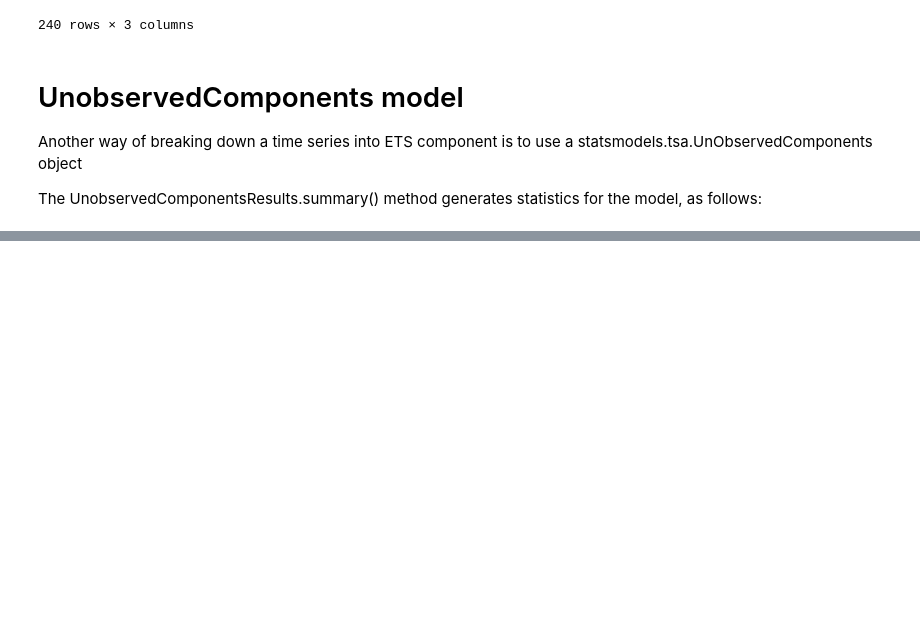
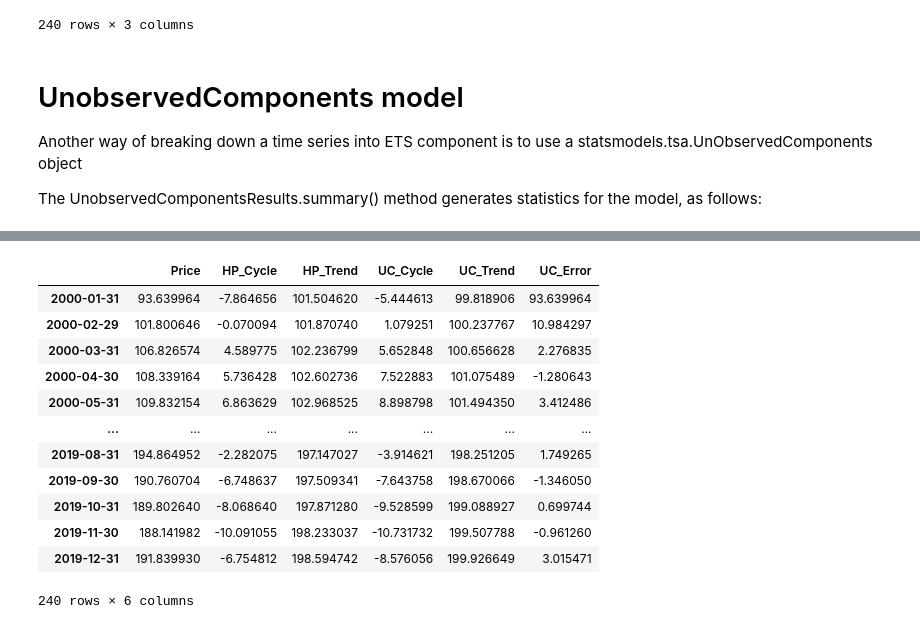
Before and after one commit to Jeffery77/Algo-Trading-Basics, a Jupyter notebook: chapter6/StatisticalEstimationInferenceAndPrediction.ipynb, the cells around one changed output, grey strips where cells are left out. Drawn from its saved outputs; the diff is of its cells as text; code cells hidden in the pictures; blank space fills up the shorter version.

```diff
--- a/chapter6/StatisticalEstimationInferenceAndPrediction.ipynb
+++ b/chapter6/StatisticalEstimationInferenceAndPrediction.ipynb
@@ -228,0 +227,23 @@ Warnings:
+# %%
+# we can access the ETS/cyclical comoponents using the resid,cycle.smoothed and level.smoothed attributes
+# and add them to the decomp DataFrame
+
+decomp['UC_Cycle'] = res_uc.cycle.smoothed
+decomp['UC_Trend'] = res_uc.level.smoothed
+decomp['UC_Error'] = res_uc.resid
+# decomp['UC_Trend'].plot(figsize=(12,6),color='black')
+decomp
+# %% [output]
+|  | Price | HP_Cycle | HP_Trend | UC_Cycle | UC_Trend | UC_Error |
+| 2000-01-31 | 93.639964 | -7.864656 | 101.504620 | -5.444613 | 99.818906 | 93.639964 |
+| 2000-02-29 | 101.800646 | -0.070094 | 101.870740 | 1.079251 | 100.237767 | 10.984297 |
+| 2000-03-31 | 106.826574 | 4.589775 | 102.236799 | 5.652848 | 100.656628 | 2.276835 |
+| 2000-04-30 | 108.339164 | 5.736428 | 102.602736 | 7.522883 | 101.075489 | -1.280643 |
+| 2000-05-31 | 109.832154 | 6.863629 | 102.968525 | 8.898798 | 101.494350 | 3.412486 |
+| ... | ... | ... | ... | ... | ... | ... |
+| 2019-08-31 | 194.864952 | -2.282075 | 197.147027 | -3.914621 | 198.251205 | 1.749265 |
+| 2019-09-30 | 190.760704 | -6.748637 | 197.509341 | -7.643758 | 198.670066 | -1.346050 |
+| 2019-10-31 | 189.802640 | -8.068640 | 197.871280 | -9.528599 | 199.088927 | 0.699744 |
+| 2019-11-30 | 188.141982 | -10.091055 | 198.233037 | -10.731732 | 199.507788 | -0.961260 |
+| 2019-12-31 | 191.839930 | -6.754812 | 198.594742 | -8.576056 | 199.926649 | 3.015471 |
+240 rows × 6 columns
```
Also changed, not shown: parts of 13 cells of this notebook.
